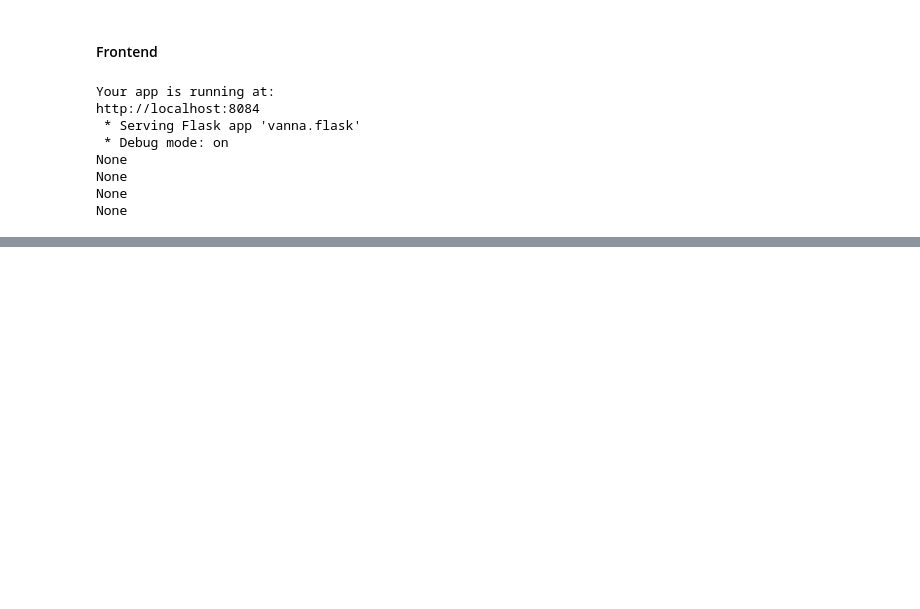
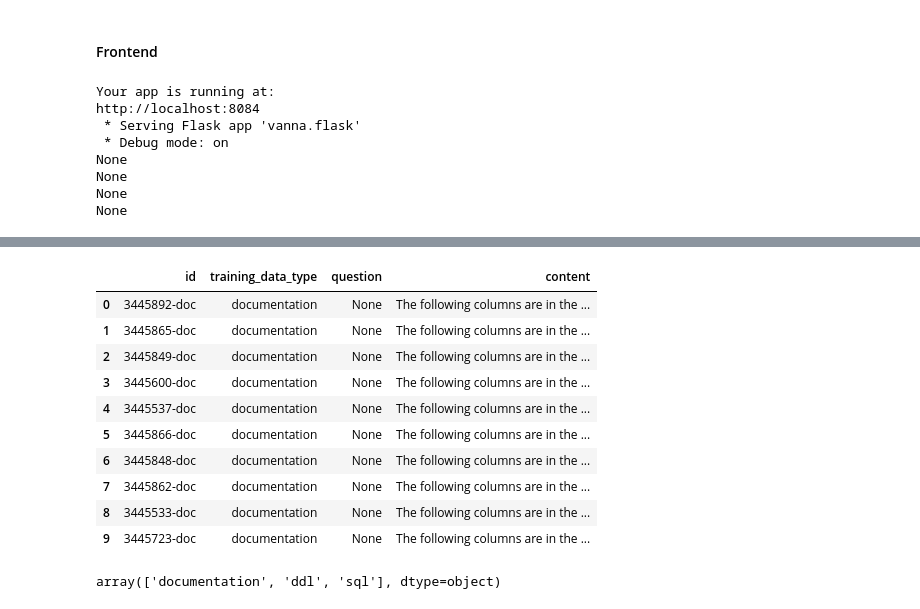
Before and after one commit to anasmalik081/vannaAI, a Jupyter notebook: demo.ipynb, the cells around one changed output, grey strips where cells are left out. Cells and saved outputs as stored; diff of their text form; code cells hidden in the pictures; blank space fills up the shorter version.

```diff
--- a/demo.ipynb
+++ b/demo.ipynb
@@ -511,0 +531,18 @@ None
+# %%
+train_df.head(10)
+# %% [output]
+|  | id | training_data_type | question | content |
+| 0 | 3445892-doc | documentation | None | The following columns are in the ... |
+| 1 | 3445865-doc | documentation | None | The following columns are in the ... |
+| 2 | 3445849-doc | documentation | None | The following columns are in the ... |
+| 3 | 3445600-doc | documentation | None | The following columns are in the ... |
+| 4 | 3445537-doc | documentation | None | The following columns are in the ... |
+| 5 | 3445866-doc | documentation | None | The following columns are in the ... |
+| 6 | 3445848-doc | documentation | None | The following columns are in the ... |
+| 7 | 3445862-doc | documentation | None | The following columns are in the ... |
+| 8 | 3445533-doc | documentation | None | The following columns are in the ... |
+| 9 | 3445723-doc | documentation | None | The following columns are in the ... |
+# %%
+train_df['training_data_type'].unique()
+# %% [output]
+array(['documentation', 'ddl', 'sql'], dtype=object)
```
Also changed, not shown: parts of 6 cells of this notebook.
